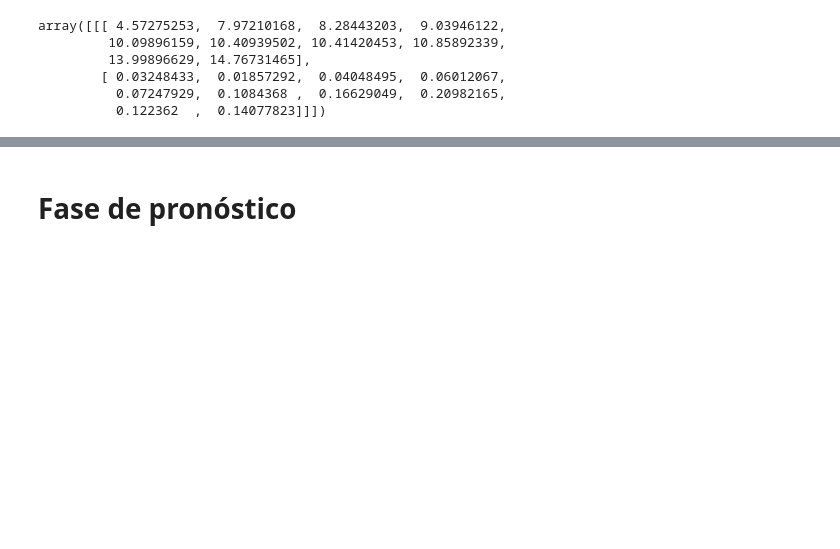
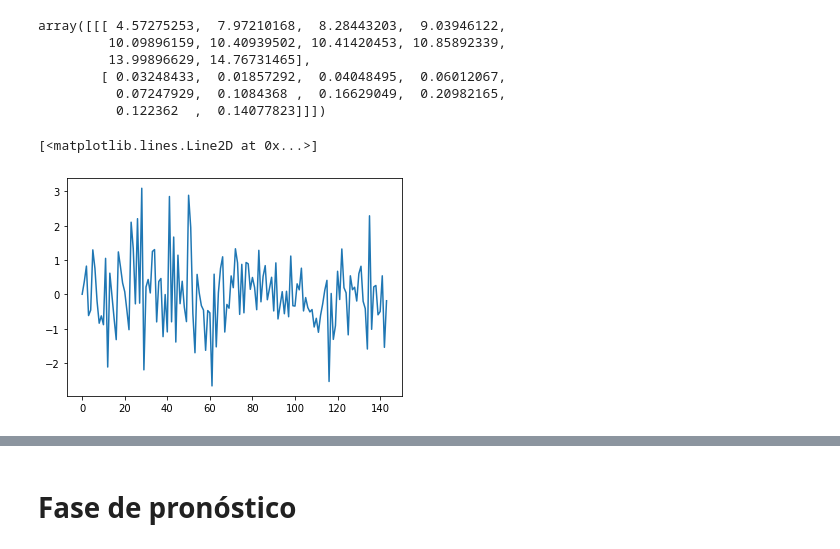
Before and after one commit to sacalderonv/TimeSeries, a Jupyter notebook: Python Jupyter/Modelamiento de Procesos ARIMA/ARIMA2.ipynb, the cells around one changed output, grey strips where cells are left out. Cells and saved outputs as stored; diff of their text form; code cells hidden in the pictures; blank space fills up the shorter version.

```diff
--- a/Python Jupyter/Modelamiento de Procesos ARIMA/ARIMA2.ipynb
+++ b/Python Jupyter/Modelamiento de Procesos ARIMA/ARIMA2.ipynb
@@ -599,3 +599,10 @@ array([[[ 4.57275253,  7.97210168,  8.28443203,  9.03946122,
         [ 0.03248433,  0.01857292,  0.04048495,  0.06012067,
           0.07247929,  0.1084368 ,  0.16629049,  0.20982165,
           0.122362  ,  0.14077823]]])
+# %%
+##Residuales Estandarizados
+Res_estand=results_final.standardized_forecasts_error.reshape(144,)
+plt.plot(Res_estand)
+# %% [output]
+[<matplotlib.lines.Line2D at 0x...>]
+[figure, added]
```
Also changed, not shown: parts of 2 cells of this notebook.
